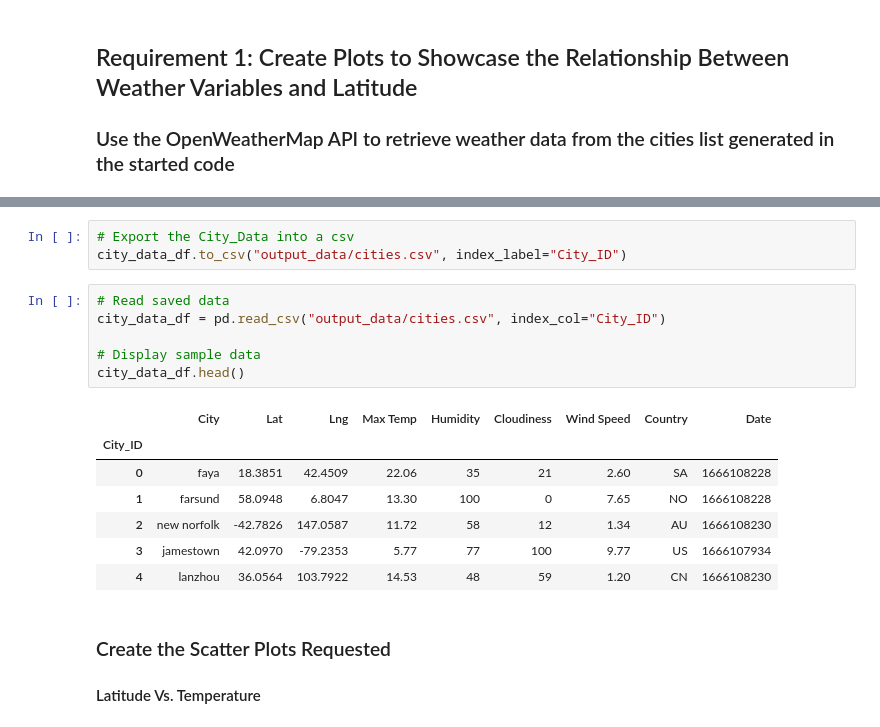
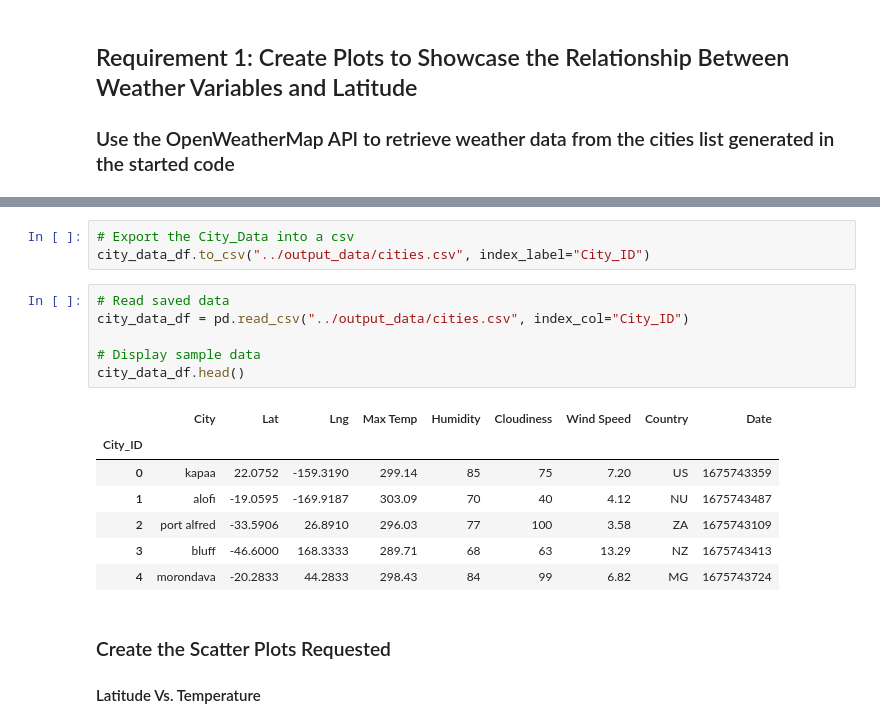
Before and after one commit to JhazmineC/python-api-challenge, a Jupyter notebook: Starter_Code/starter_code/WeatherPy.ipynb, the cells around one changed output, grey strips where cells are left out. Drawn from its saved outputs; the diff is of its cells as text.

```diff
--- a/Starter_Code/starter_code/WeatherPy.ipynb
+++ b/Starter_Code/starter_code/WeatherPy.ipynb
@@ -170,20 +173,20 @@ city_data_df.head()
 # %%
 # Export the City_Data into a csv
-city_data_df.to_csv("output_data/cities.csv", index_label="City_ID")
+city_data_df.to_csv("../output_data/cities.csv", index_label="City_ID")
 # %%
 # Read saved data
-city_data_df = pd.read_csv("output_data/cities.csv", index_col="City_ID")
+city_data_df = pd.read_csv("../output_data/cities.csv", index_col="City_ID")
 
 # Display sample data
 city_data_df.head()
 # %% [output]
 |  | City | Lat | Lng | Max Temp | Humidity | Cloudiness | Wind Speed | Country | Date |
 | City_ID |  |  |  |  |  |  |  |  |  |
-| 0 | faya | 18.3851 | 42.4509 | 22.06 | 35 | 21 | 2.60 | SA | 1666108228 |
-| 1 | farsund | 58.0948 | 6.8047 | 13.30 | 100 | 0 | 7.65 | NO | 1666108228 |
-| 2 | new norfolk | -42.7826 | 147.0587 | 11.72 | 58 | 12 | 1.34 | AU | 1666108230 |
-| 3 | jamestown | 42.0970 | -79.2353 | 5.77 | 77 | 100 | 9.77 | US | 1666107934 |
-| 4 | lanzhou | 36.0564 | 103.7922 | 14.53 | 48 | 59 | 1.20 | CN | 1666108230 |
+| 0 | kapaa | 22.0752 | -159.3190 | 299.14 | 85 | 75 | 7.20 | US | 1675743359 |
+| 1 | alofi | -19.0595 | -169.9187 | 303.09 | 70 | 40 | 4.12 | NU | 1675743487 |
+| 2 | port alfred | -33.5906 | 26.8910 | 296.03 | 77 | 100 | 3.58 | ZA | 1675743109 |
+| 3 | bluff | -46.6000 | 168.3333 | 289.71 | 68 | 63 | 13.29 | NZ | 1675743413 |
+| 4 | morondava | -20.2833 | 44.2833 | 298.43 | 84 | 99 | 6.82 | MG | 1675743724 |
 # %% [markdown]
 ### Create the Scatter Plots Requested
 
```
Also changed, not shown: parts of 30 cells of this notebook, 16 other files.
